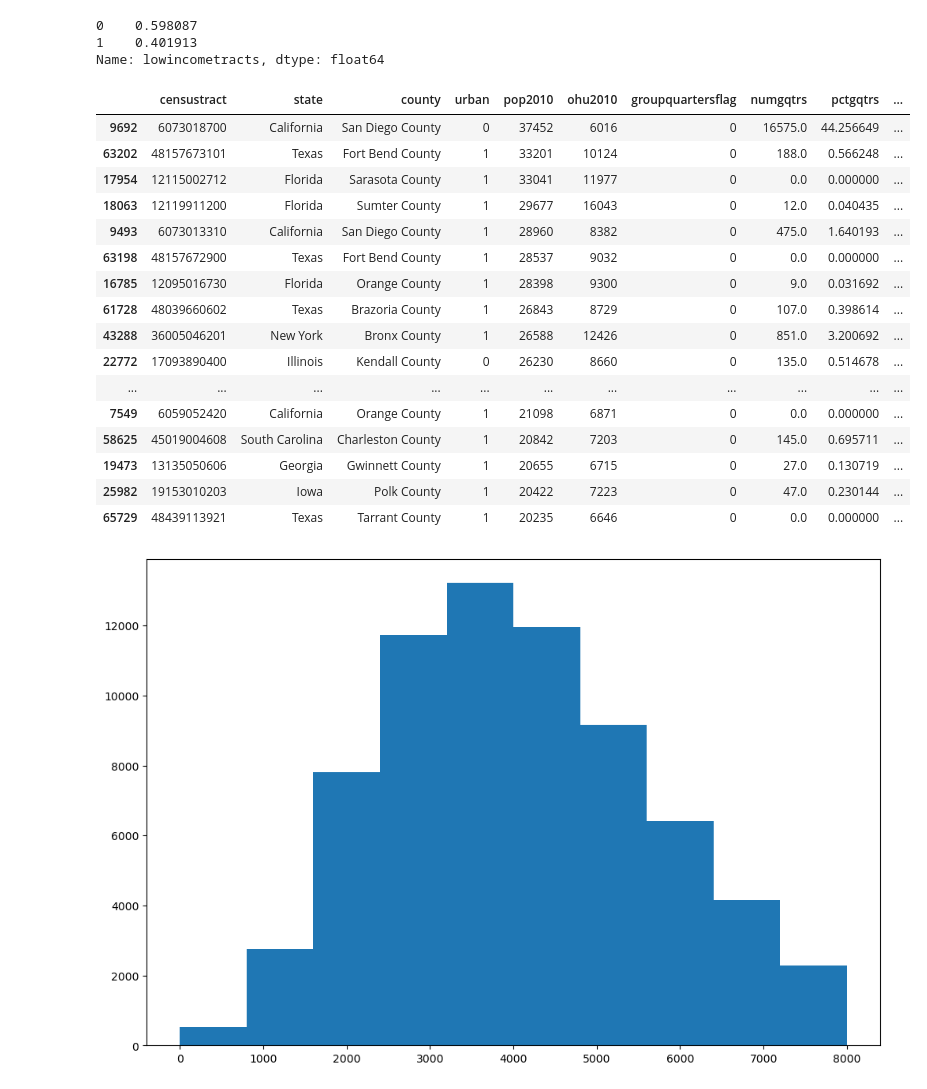
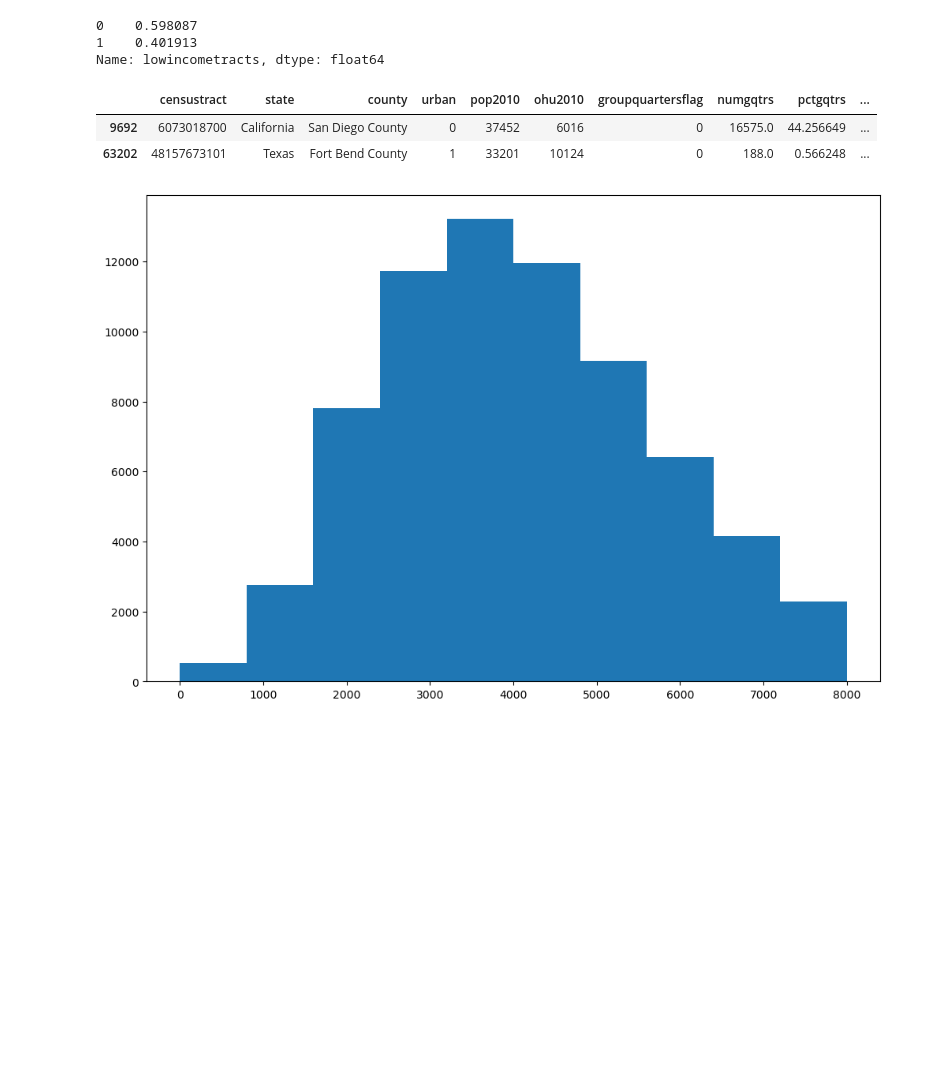
Before and after one commit to derryzrli/food-insecurity-analysis, a Jupyter notebook: starter-code_k.ipynb, the cells around one changed output. Saved outputs shown, nothing was run; the diff lists cells and outputs as text; code cells hidden in the pictures; blank space fills up the shorter version.

```diff
--- a/starter-code_k.ipynb
+++ b/starter-code_k.ipynb
@@ -166,25 +158,11 @@ Name: lowincometracts, dtype: float64
 # %%
 pd.set_option('display.max_columns', None)
 # %%
-data_2019[~data_2019['medianfamilyincome'].isnull()].sort_values('pop2010', ascending=False).head(25)
+data_2019[~data_2019['medianfamilyincome'].isnull()].sort_values('pop2010', ascending=False).head(2)
 # %% [output]
 |  | censustract | state | county | urban | pop2010 | ohu2010 | groupquartersflag | numgqtrs | pctgqtrs | ... |
 | 9692 | 6073018700 | California | San Diego County | 0 | 37452 | 6016 | 0 | 16575.0 | 44.256649 | ... |
 | 63202 | 48157673101 | Texas | Fort Bend County | 1 | 33201 | 10124 | 0 | 188.0 | 0.566248 | ... |
-| 17954 | 12115002712 | Florida | Sarasota County | 1 | 33041 | 11977 | 0 | 0.0 | 0.000000 | ... |
-| 18063 | 12119911200 | Florida | Sumter County | 1 | 29677 | 16043 | 0 | 12.0 | 0.040435 | ... |
-| 9493 | 6073013310 | California | San Diego County | 1 | 28960 | 8382 | 0 | 475.0 | 1.640193 | ... |
-| 63198 | 48157672900 | Texas | Fort Bend County | 1 | 28537 | 9032 | 0 | 0.0 | 0.000000 | ... |
-| 16785 | 12095016730 | Florida | Orange County | 1 | 28398 | 9300 | 0 | 9.0 | 0.031692 | ... |
-| 61728 | 48039660602 | Texas | Brazoria County | 1 | 26843 | 8729 | 0 | 107.0 | 0.398614 | ... |
-| 43288 | 36005046201 | New York | Bronx County | 1 | 26588 | 12426 | 0 | 851.0 | 3.200692 | ... |
-| 22772 | 17093890400 | Illinois | Kendall County | 0 | 26230 | 8660 | 0 | 135.0 | 0.514678 | ... |
-| ... | ... | ... | ... | ... | ... | ... | ... | ... | ... | ... |
-| 7549 | 6059052420 | California | Orange County | 1 | 21098 | 6871 | 0 | 0.0 | 0.000000 | ... |
-| 58625 | 45019004608 | South Carolina | Charleston County | 1 | 20842 | 7203 | 0 | 145.0 | 0.695711 | ... |
-| 19473 | 13135050606 | Georgia | Gwinnett County | 1 | 20655 | 6715 | 0 | 27.0 | 0.130719 | ... |
-| 25982 | 19153010203 | Iowa | Polk County | 1 | 20422 | 7223 | 0 | 47.0 | 0.230144 | ... |
-| 65729 | 48439113921 | Texas | Tarrant County | 1 | 20235 | 6646 | 0 | 0.0 | 0.000000 | ... |
 # %%
 plt.figure(figsize=(12,8))
 plt.hist(data_2019[data_2019['pop2010'] <= 8000]['pop2010']);
```
Also changed, not shown: parts of 38 cells of this notebook.
